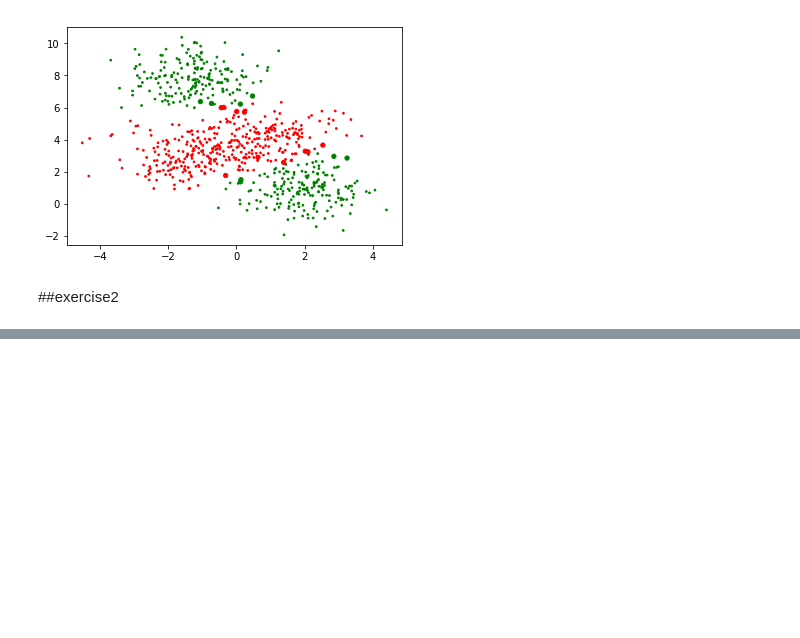
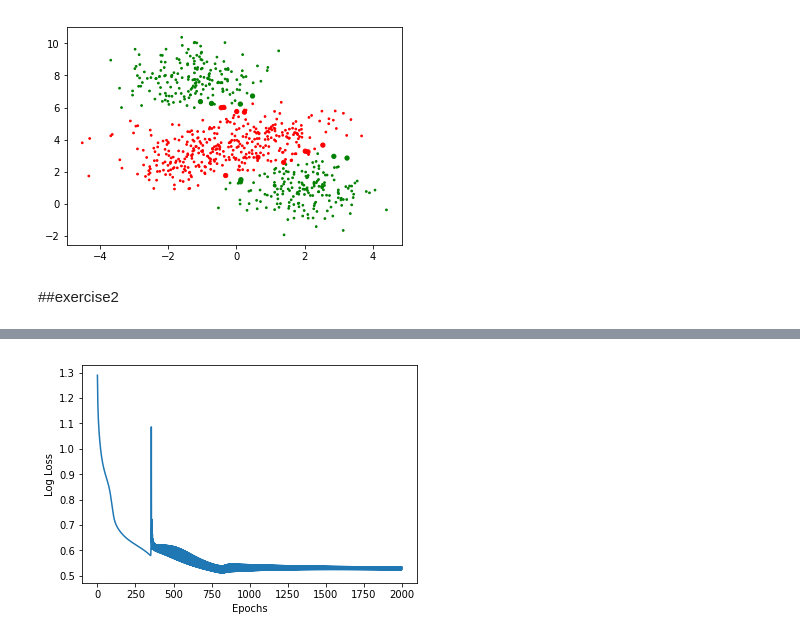
Before and after one commit to VivekVarmaN/OneFourthLabWork, a Jupyter notebook: Scalar_BackPropogation_11_06.ipynb, the cells around one changed output, grey strips where cells are left out. Cells and saved outputs as stored; diff of their text form; code cells hidden in the pictures; blank space fills up the shorter version.

```diff
--- a/Scalar_BackPropogation_11_06.ipynb
+++ b/Scalar_BackPropogation_11_06.ipynb
@@ -30,8 +30,8 @@ plt.show()
 # %% [output]
 [figure]
 # %%
-labels_origin = labels
-labels = np.mod(labels_origin,2)
+labels_orig = labels
+labels = np.mod(labels_orig,2)
 # %%
 plt.scatter(data[:,0],data[:,1],c=labels,cmap = my_cmap)
 plt.show()
@@ -451,0 +450,9 @@ def plot()
+# %%
+X_train, X_val, Y_train, Y_val = train_test_split(data, labels_orig, stratify=labels_orig, random_state=0)
+print(X_train.shape, X_val.shape, labels_orig.shape)
+
+enc = OneHotEncoder()
+# 0 -> (1, 0, 0, 0), 1 -> (0, 1, 0, 0), 2 -> (0, 0, 1, 0), 3 -> (0, 0, 0, 1)
+y_OH_train = enc.fit_transform(np.expand_dims(Y_train,1)).toarray()
+y_OH_val = enc.fit_transform(np.expand_dims(Y_val,1)).toarray()
+print(y_OH_train.shape, y_OH_val.shape)
@@ -451,0 +705,5 @@ def plot()
+# %%
+weight_matrices = []
+ec = Ex2Class()
+ec.fit(X_train,y_OH_train,epochs=2000,learning_rate=1,display_loss=True, display_weight=True)
+# %% [output]
@@ -451,0 +711 @@ def plot()
+[figure, added]
```
Also changed, not shown: parts of 5 cells of this notebook.
